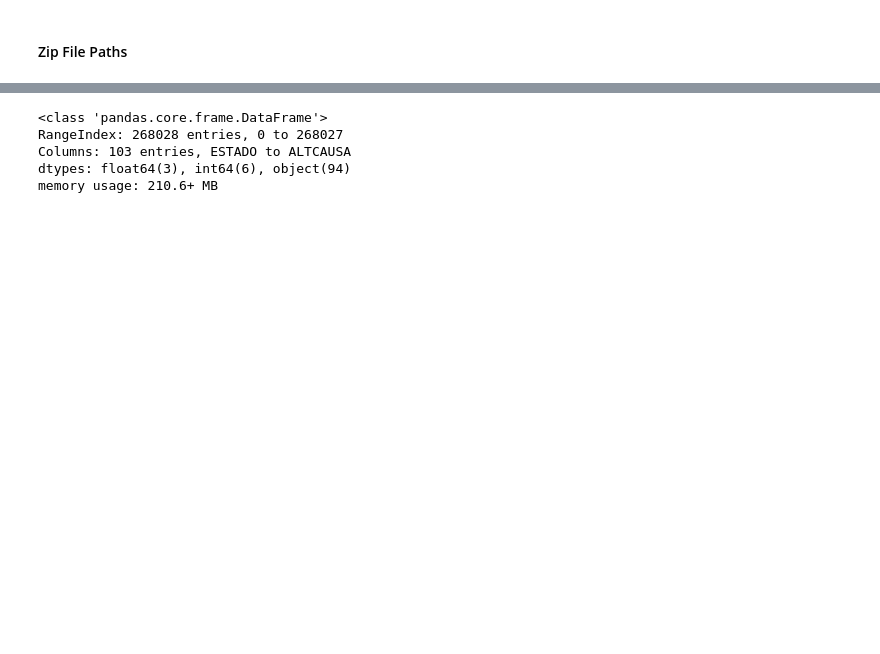
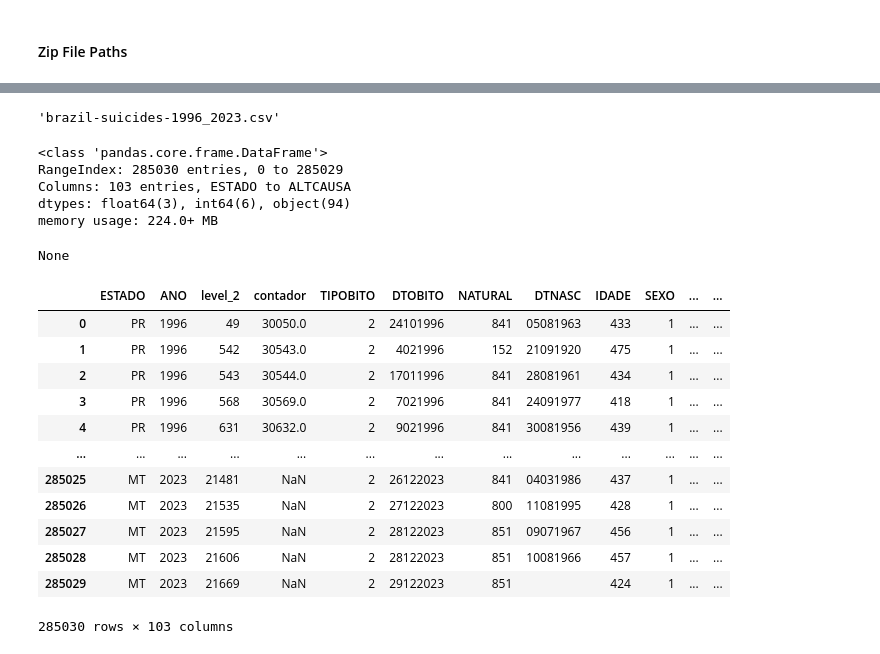
Before and after one commit to vklannusp/BrSuicides-dataset, a Jupyter notebook: data_creation/1_Data_merger_to_csv.ipynb, the cells around one changed output, grey strips where cells are left out. Saved outputs shown, nothing was run; the diff lists cells and outputs as text; code cells hidden in the pictures; blank space fills up the shorter version.

```diff
--- a/data_creation/1_Data_merger_to_csv.ipynb
+++ b/data_creation/1_Data_merger_to_csv.ipynb
@@ -112,0 +86,11 @@ Years:
+# %%
+# List all files in the csvs directory
+all_files = os.listdir(datasus_data_dir)
+print("All files in directory:", all_files)
+
+# Check if a .zip file exists
+zip_files = [file for file in all_files if file.endswith('.zip')]
+csv_files = [file for file in all_files if file.endswith('.csv')]
+
+print("Zip files found:", zip_files)
+print("CSV files found:", csv_files)
@@ -141,23 +102,0 @@ CSV Filename:
-# %%
-# CSV CONVERSION
-
-# Initialize csv_to_df
-csv_to_df = pd.DataFrame()
-
-# with ZipFile(zip_path_files_colab, 'r') as z:
-with ZipFile(zip_path_files, 'r') as z:
-    # List comprehension to find all CSV files within the zip
-    csv_files = sorted([f for f in z.namelist() if f.endswith('.csv')])
-    print('CSV files:', csv_files)
-
-    # Iterate through the list of CSV files
-    for csvf in csv_files:
-        # BytesIO to read file into memory, then read with Pandas
-        with z.open(csvf) as f:
-            temp_df = pd.read_csv(BytesIO(f.read()))
-
-        # Concatenate current DataFrame with the Resulting DataFrame
-        csv_to_df = pd.concat([csv_to_df, temp_df], ignore_index=True)
-
-# Local PC
-csv_to_df.to_csv(csv_data_dir_dirty + df_csv_filename, index=False)
@@ -187,10 +161,10 @@ CSV files: ['1996.csv', '1997.csv', '1998.csv', '1999.csv', '2000.csv', '2001.cs
+# %%
+f'{df_csv_filename.split('.')[0]}-{years_interval_name}.{df_csv_filename.split('.')[-1]}'
+# %% [output]
+'brazil-suicides-1996_2023.csv'
+# %%
+df_csv_filename = f'{df_csv_filename.split('.')[0]}-{years_interval_name}.{df_csv_filename.split('.')[-1]}'
+
+csv_to_df.to_csv(csv_data_dir_dirty + df_csv_filename, index=False)
 # %%
 dataframe = pd.read_csv(csv_data_dir_dirty + df_csv_filename, encoding='utf-8')
-# %%
-dataframe.info()
-# %% [output]
-<class 'pandas.core.frame.DataFrame'>
-RangeIndex: 268028 entries, 0 to 268027
-Columns: 103 entries, ESTADO to ALTCAUSA
-dtypes: float64(3), int64(6), object(94)
-memory usage: 210.6+ MB
@@ -199,0 +171,23 @@ memory usage: 210.6+ MB
+# %%
+display(dataframe.info())
+display(dataframe)
+# %% [output]
+<class 'pandas.core.frame.DataFrame'>
+RangeIndex: 285030 entries, 0 to 285029
+Columns: 103 entries, ESTADO to ALTCAUSA
+dtypes: float64(3), int64(6), object(94)
+memory usage: 224.0+ MB
+None
+|  | ESTADO | ANO | level_2 | contador | TIPOBITO | DTOBITO | NATURAL | DTNASC | IDADE | SEXO | ... | ... |
+| 0 | PR | 1996 | 49 | 30050.0 | 2 | 24101996 | 841 | 05081963 | 433 | 1 | ... | ... |
+| 1 | PR | 1996 | 542 | 30543.0 | 2 | 4021996 | 152 | 21091920 | 475 | 1 | ... | ... |
+| 2 | PR | 1996 | 543 | 30544.0 | 2 | 17011996 | 841 | 28081961 | 434 | 1 | ... | ... |
+| 3 | PR | 1996 | 568 | 30569.0 | 2 | 7021996 | 841 | 24091977 | 418 | 1 | ... | ... |
+| 4 | PR | 1996 | 631 | 30632.0 | 2 | 9021996 | 841 | 30081956 | 439 | 1 | ... | ... |
+| ... | ... | ... | ... | ... | ... | ... | ... | ... | ... | ... | ... | ... |
+| 285025 | MT | 2023 | 21481 | NaN | 2 | 26122023 | 841 | 04031986 | 437 | 1 | ... | ... |
+| 285026 | MT | 2023 | 21535 | NaN | 2 | 27122023 | 800 | 11081995 | 428 | 1 | ... | ... |
+| 285027 | MT | 2023 | 21595 | NaN | 2 | 28122023 | 851 | 09071967 | 456 | 1 | ... | ... |
+| 285028 | MT | 2023 | 21606 | NaN | 2 | 28122023 | 851 | 10081966 | 457 | 1 | ... | ... |
+| 285029 | MT | 2023 | 21669 | NaN | 2 | 29122023 | 851 |  | 424 | 1 | ... | ... |
+285030 rows × 103 columns
```
Also changed, not shown: parts of 14 cells of this notebook, 49 other files.
